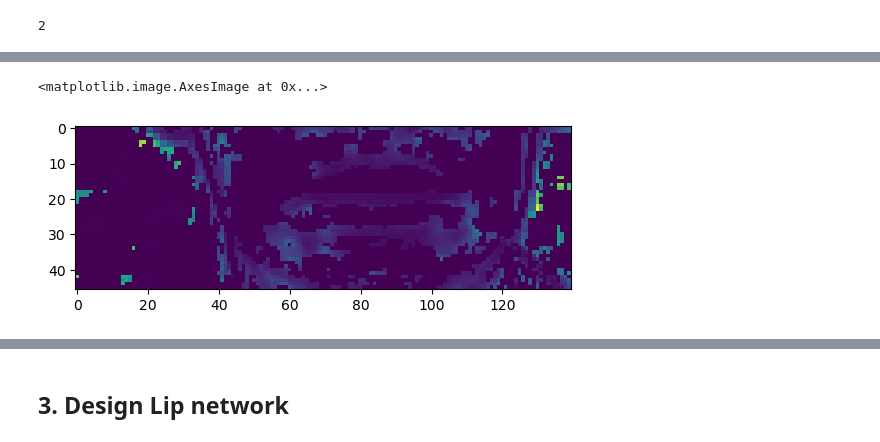
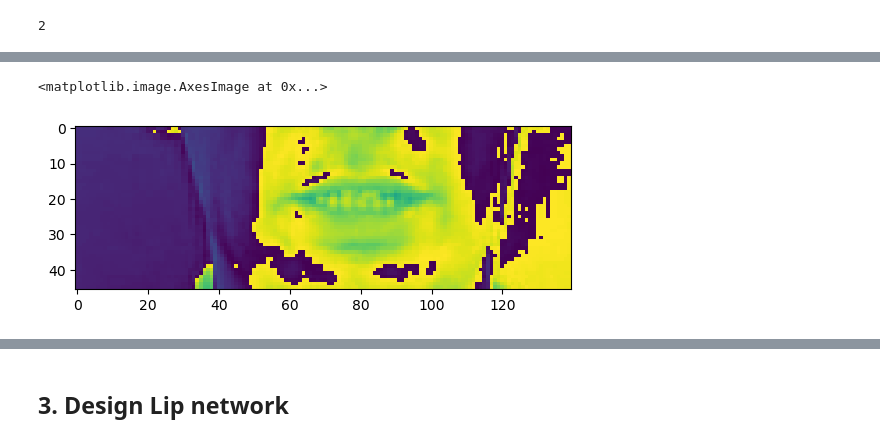
Before and after one commit to Buicongbang04/Lip-Read, a Jupyter notebook: build_lip_net.ipynb, the cells around one changed output, grey strips where cells are left out. Drawn from its saved outputs; the diff is of its cells as text; code cells hidden in the pictures.

```diff
--- a/build_lip_net.ipynb
+++ b/build_lip_net.ipynb
@@ -101,5 +140,5 @@ plt.imshow(frames[65])
 # %%
-def mappable_funct(path:str) ->List[str]:
+def mappable_function(path):
     result = tf.py_function(load_data, [path], (tf.float32, tf.int64))
     return result
 # %% [markdown]
@@ -109,6 +149,9 @@ import tensorflow as tf
 # %%
 data = tf.data.Dataset.list_files('./data/s1/*.mpg')
-data = data.shuffle(5000)
-data = data.map(mappable_funct)
+data = data.shuffle(500, reshuffle_each_iteration=False)
+data = data.map(mappable_function)
 data = data.padded_batch(2, padded_shapes=([75,None,None,None],[40]))
 data = data.prefetch(tf.data.AUTOTUNE)
+
+train = data.take(450)
+test = data.skip(450)
@@ -119,6 +166,6 @@ len(frames)
 # %% [output]
 2
 # %%
-test = data.as_numpy_iterator()
+sample = data.as_numpy_iterator()
 # %%
-val = test.next()
+val = sample.next(); val[0]
@@ -125,8 +190,8 @@ val = test.next()
 # %%
-plt.imshow(val[0][0][0])
+plt.imshow(val[0][0][35])
 # %% [output]
 <matplotlib.image.AxesImage at 0x...>
-[figure, old version]
+[figure, new version]
 # %%
 tf.strings.reduce_join([num_to_char(word) for word in val[1][0]])
 # %% [output]
```
Also changed, not shown: parts of 37 cells of this notebook.
